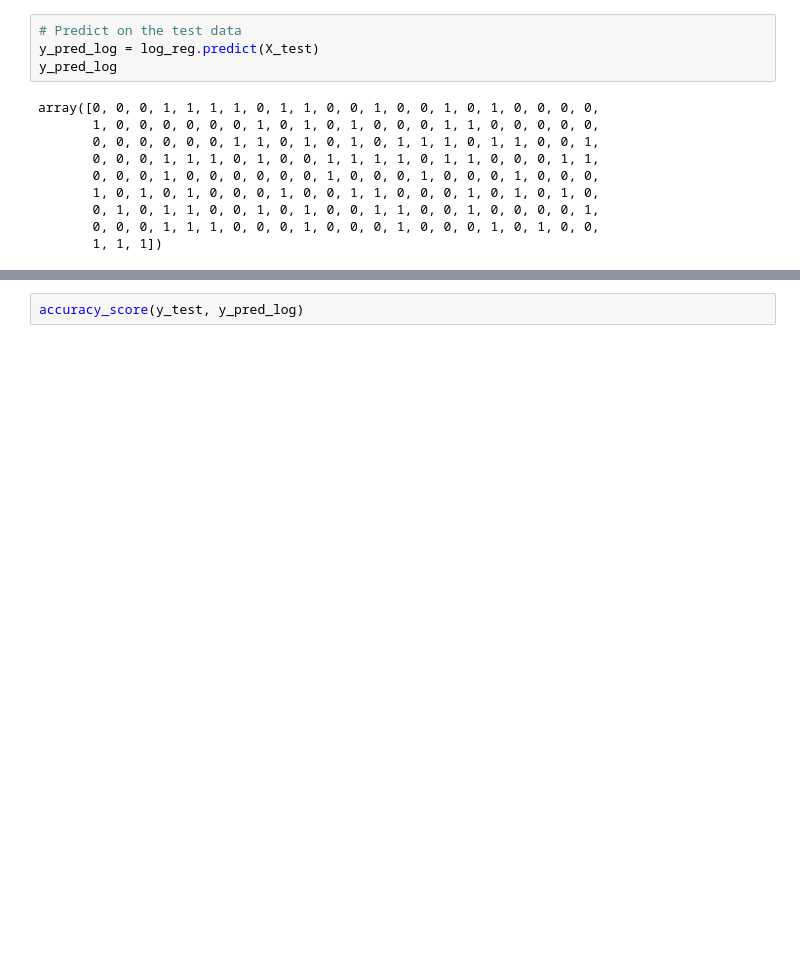
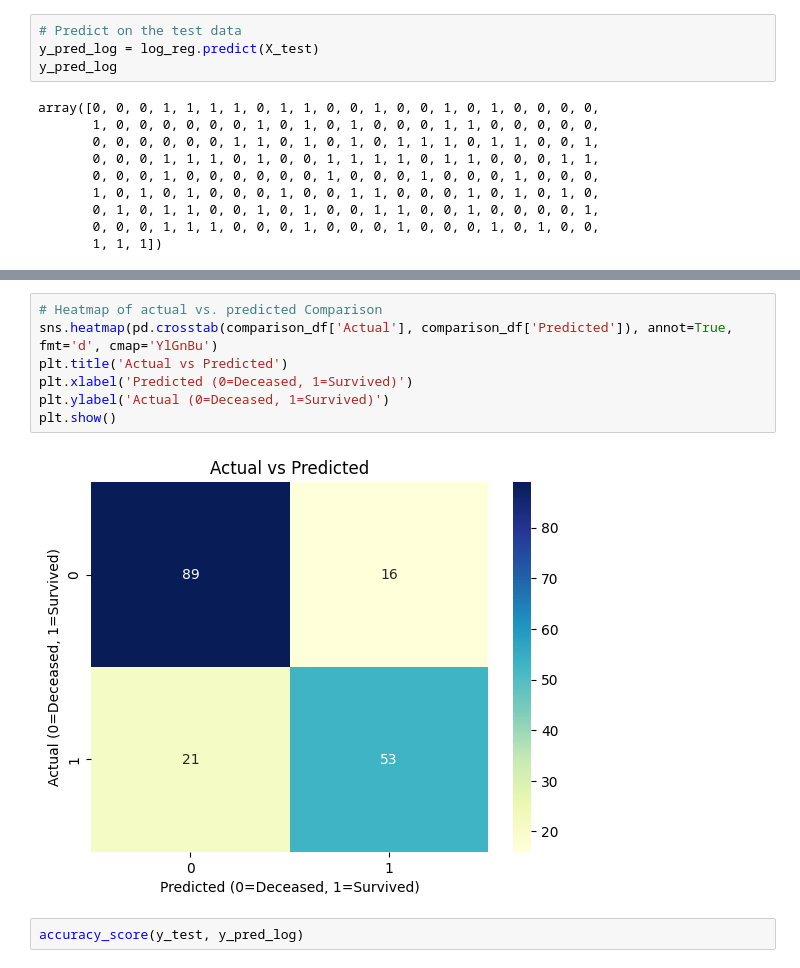
Before and after one commit to bytesbyt/ds_titanic, a Jupyter notebook: titanic.ipynb, the cells around one changed output, grey strips where cells are left out. Cells and saved outputs as stored; diff of their text form; blank space fills up the shorter version.

```diff
--- a/titanic.ipynb
+++ b/titanic.ipynb
@@ -509,6 +526,15 @@ df
 | 84 | 1 | 1 |
 | 10 | 1 | 1 |
 179 rows × 2 columns
+# %%
+# Heatmap of actual vs. predicted Comparison
+sns.heatmap(pd.crosstab(comparison_df['Actual'], comparison_df['Predicted']), annot=True, fmt='d', cmap='YlGnBu')
+plt.title('Actual vs Predicted')
+plt.xlabel('Predicted (0=Deceased, 1=Survived)')
+plt.ylabel('Actual (0=Deceased, 1=Survived)')
+plt.show()
+# %% [output]
+[figure, added]
 # %%
 accuracy_score(y_test, y_pred_log)
 # %% [output]
```
Also changed, not shown: parts of 5 cells of this notebook.
